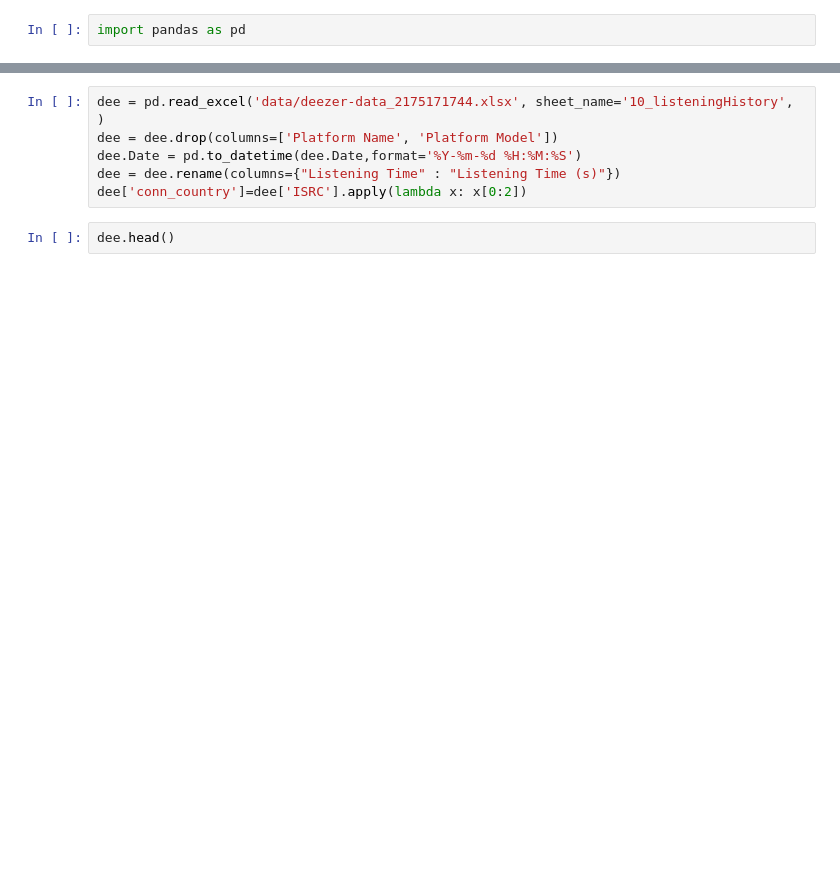
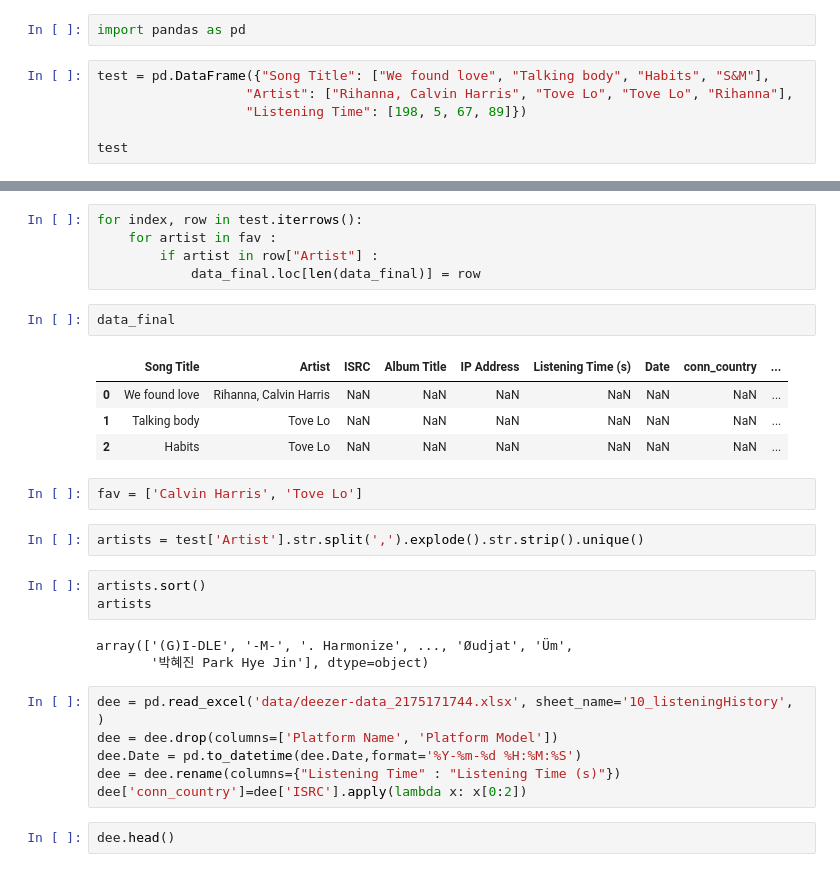
Before and after one commit to MarionBml/deezer-dataset, a Jupyter notebook: notebook.ipynb, the cells around one changed output, grey strips where cells are left out. Drawn from its saved outputs; the diff is of its cells as text; blank space fills up the shorter version.

```diff
--- a/notebook.ipynb
+++ b/notebook.ipynb
@@ -1,2 +1,8 @@
 # %%
 import pandas as pd
+# %%
+test = pd.DataFrame({"Song Title": ["We found love", "Talking body", "Habits", "S&M"],
+                   "Artist": ["Rihanna, Calvin Harris", "Tove Lo", "Tove Lo", "Rihanna"],
+                   "Listening Time": [198, 5, 67, 89]})
+
+test
@@ -3,3 +127,25 @@ import pandas as pd
+# %%
+for index, row in test.iterrows():
+    for artist in fav :
+        if artist in row["Artist"] :
+            data_final.loc[len(data_final)] = row
+# %%
+data_final
+# %% [output]
+|  | Song Title | Artist | ISRC | Album Title | IP Address | Listening Time (s) | Date | conn_country | ... |
+| 0 | We found love | Rihanna, Calvin Harris | NaN | NaN | NaN | NaN | NaN | NaN | ... |
+| 1 | Talking body | Tove Lo | NaN | NaN | NaN | NaN | NaN | NaN | ... |
+| 2 | Habits | Tove Lo | NaN | NaN | NaN | NaN | NaN | NaN | ... |
+# %%
+fav = ['Calvin Harris', 'Tove Lo']
+# %%
+artists = test['Artist'].str.split(',').explode().str.strip().unique()
+# %%
+artists.sort()
+artists
+# %% [output]
+array(['(G)I-DLE', '-M-', '. Harmonize', ..., 'Øudjat', 'Üm',
+       '박혜진 Park Hye Jin'], dtype=object)
 # %%
 dee = pd.read_excel('data/deezer-data_2175171744.xlsx', sheet_name='10_listeningHistory', )
 dee = dee.drop(columns=['Platform Name', 'Platform Model'])
```
Also changed, not shown: parts of 14 cells of this notebook, 2 other files.
